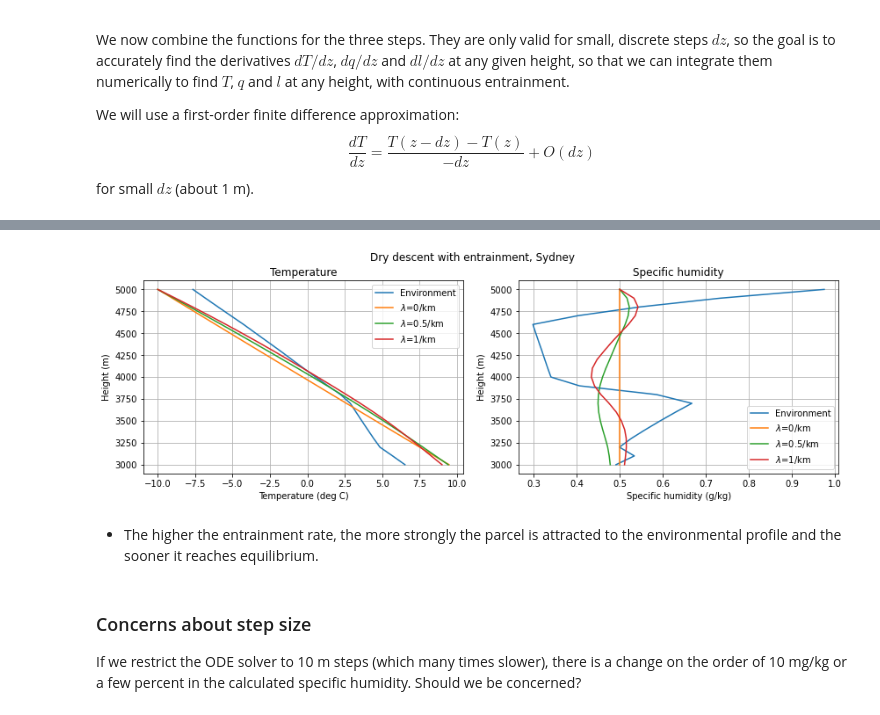
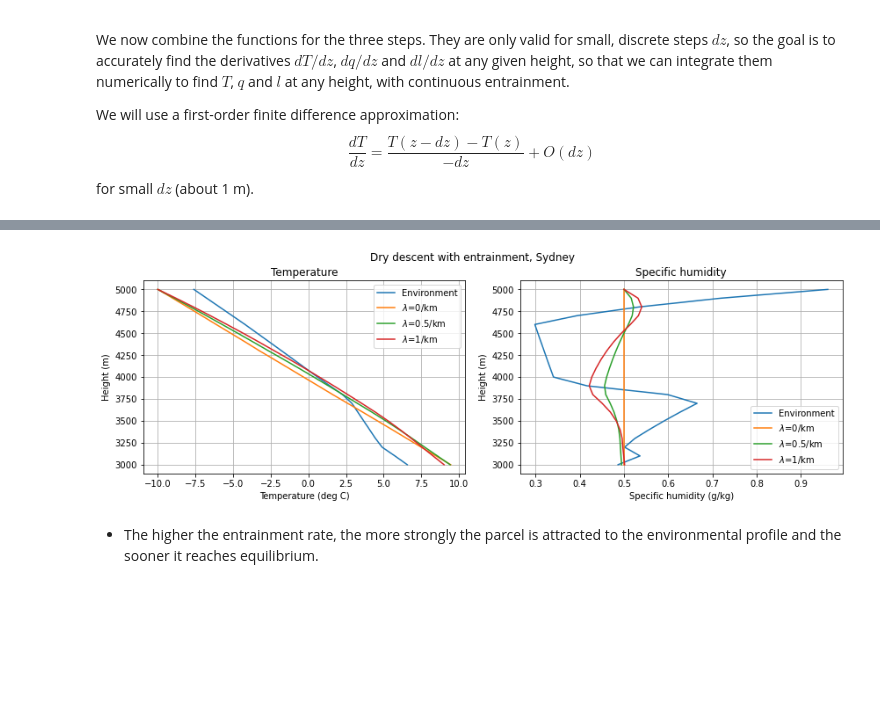
Before and after one commit to tschanzer/taste-of-research-21T3, a Jupyter notebook: notebooks/20210929_entrainment/20210929_entrainment.ipynb, the cells around one changed output, grey strips where cells are left out. Saved outputs shown, nothing was run; the diff lists cells and outputs as text; code cells hidden in the pictures; blank space fills up the shorter version.

```diff
--- a/notebooks/20210929_entrainment/20210929_entrainment.ipynb
+++ b/notebooks/20210929_entrainment/20210929_entrainment.ipynb
@@ -141,8 +140,7 @@ def equilibrate(
     t_mixed = mix(t_parcel, t_env, rate, dz)
     q_mixed = mix(q_parcel, q_env, rate, dz)
     l_mixed = mix(l_parcel, l_env, rate, dz)
-    q_mixed_saturated = mpcalc.specific_humidity_from_mixing_ratio(
-        mpcalc.saturation_mixing_ratio(pressure, t_mixed))
+    q_mixed_saturated = saturation_specific_humidity(pressure, t_mixed)
 
     if q_mixed > q_mixed_saturated:
         # we need to condense water vapour
@@ -309,15 +489,9 @@ sydney.specific_humidity(height)
 # %%
 %%time
-t1_dry_bigstep, q1_dry_bigstep, l1_dry_bigstep = entrainment_profile(
-    height, -10*units.celsius, 5e-4, 0,
-    sydney.pressure, sydney.temperature, sydney.specific_humidity,
-    lambda x: 0, 0/units.km, 1*units.m)
-t2_dry_bigstep, q2_dry_bigstep, l2_dry_bigstep = entrainment_profile(
-    height, -10*units.celsius, 5e-4, 0,
-    sydney.pressure, sydney.temperature, sydney.specific_humidity,
-    lambda x: 0, 0.5/units.km, 1*units.m)
-t3_dry_bigstep, q3_dry_bigstep, l3_dry_bigstep = entrainment_profile(
-    height, -10*units.celsius, 5e-4, 0,
-    sydney.pressure, sydney.temperature, sydney.specific_humidity,
-    lambda x: 0, 1/units.km, 1*units.m)
+t1, q1, l1 = entrainment_profile(
+    height, -10*units.celsius, 5e-4, 0, 0/units.km, max_step=200)
+t2, q2, l2 = entrainment_profile(
+    height, -10*units.celsius, 5e-4, 0, 0.5/units.km, max_step=200)
+t3, q3, l3 = entrainment_profile(
+    height, -10*units.celsius, 5e-4, 0, 1/units.km, max_step=200)
 # %% [output]
@@ -326,39 +500,36 @@ Wall time: 1.03 s
 # %%
 fig = plt.figure(figsize=(12,4))
 ax = fig.add_subplot(121)
 ax.plot(sydney.temperature(height), height, label='Environment')
-ax.plot(t1_dry_bigstep, height, label=r'$\lambda$=0/km')
-ax.plot(t2_dry_bigstep, height, label=r'$\lambda$=0.5/km')
-ax.plot(t3_dry_bigstep, height, label=r'$\lambda$=1/km')
+ax.plot(t1, height, label=r'$\lambda$=0/km')
+ax.plot(t2, height, label=r'$\lambda$=0.5/km')
+ax.plot(t3, height, label=r'$\lambda$=1/km')
 ax.legend()
 ax.grid()
 ax.set(
     xlabel='Temperature (deg C)',
     ylabel='Height (m)',
     title='Temperature')
 
 ax = fig.add_subplot(122)
 ax.plot(sydney.specific_humidity(height)*1e3, height, label='Environment')
-ax.plot(q1_dry_bigstep*1e3, height, label=r'$\lambda$=0/km')
-ax.plot(q2_dry_bigstep*1e3, height, label=r'$\lambda$=0.5/km')
-ax.plot(q3_dry_bigstep*1e3, height, label=r'$\lambda$=1/km')
+ax.plot(q1*1e3, height, label=r'$\lambda$=0/km')
+ax.plot(q2*1e3, height, label=r'$\lambda$=0.5/km')
+ax.plot(q3*1e3, height, label=r'$\lambda$=1/km')
 ax.legend()
 ax.grid()
 ax.set(
     xlabel='Specific humidity (g/kg)',
     ylabel='Height (m)',
     title='Specific humidity')
 
 fig.tight_layout()
 fig.suptitle('Dry descent with entrainment, Sydney', y=1.02)
-fig.savefig(
-    fig_path + 'dry_vs_entrainment_rate.png', dpi=300, facecolor='w',
-    bbox_inches='tight')
+# fig.savefig(
+#     fig_path + 'dry_vs_entrainment_rate.png', dpi=300, facecolor='w',
+#     bbox_inches='tight')
 plt.show()
 # %% [output]
-[figure, old version]
+[figure, new version]
 # %% [markdown]
 - The higher the entrainment rate, the more strongly the parcel is attracted to the environmental profile and the sooner it reaches equilibrium.
-# %% [markdown]
-### Concerns about step size
-If we restrict the ODE solver to 10 m steps (which many times slower), there is a change on the order of 10 mg/kg or a few percent in the calculated specific humidity. Should we be concerned?
```
Also changed, not shown: parts of 62 cells of this notebook, 1 other file.
